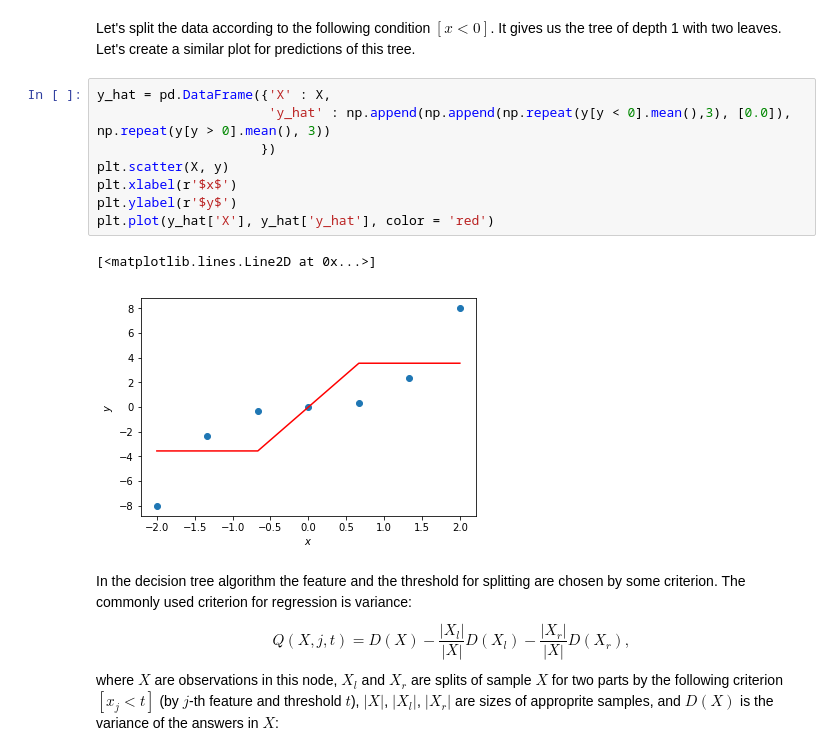
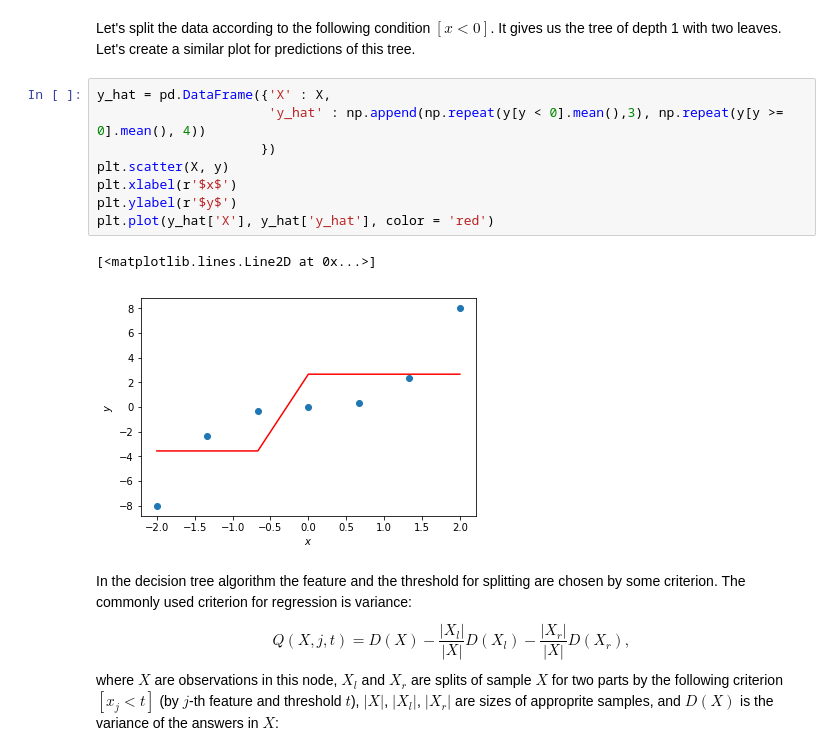
Before and after one commit to kazimanil/mlcourse.ai, a Jupyter notebook: mlcourse_3/mlcourse_3.ipynb, the cells around one changed output. Saved outputs shown, nothing was run; the diff lists cells and outputs as text.

Commit message:
First plot is fixed.

```diff
--- a/mlcourse_3/mlcourse_3.ipynb
+++ b/mlcourse_3/mlcourse_3.ipynb
@@ -38,15 +38,15 @@ Let's start from tree of depth 0 that contains all train observations. How will
 Let's split the data according to the following condition $[x < 0]$. It gives us the tree of depth 1 with two leaves. Let's create a similar plot for predictions of this tree.
 # %%
 y_hat = pd.DataFrame({'X' : X,
-                      'y_hat' : np.append(np.append(np.repeat(y[y < 0].mean(),3), [0.0]), np.repeat(y[y > 0].mean(), 3))
+                      'y_hat' : np.append(np.repeat(y[y < 0].mean(),3), np.repeat(y[y >= 0].mean(), 4))
                      })
 plt.scatter(X, y)
 plt.xlabel(r'$x$')
 plt.ylabel(r'$y$')
 plt.plot(y_hat['X'], y_hat['y_hat'], color = 'red')
 # %% [output]
 [<matplotlib.lines.Line2D at 0x...>]
-[figure, old version]
+[figure, new version]
 # %% [markdown]
 In the decision tree algorithm the feature and the threshold for splitting are chosen by some criterion. The commonly used criterion for regression is variance: $$Q(X, j, t) = D(X) - \dfrac{|X_l|}{|X|} D(X_l) - \dfrac{|X_r|}{|X|} D(X_r),$$
 where $X$ are observations in this node, $X_l$ and $X_r$ are splits of sample $X$ for two parts by the following criterion $[x_j < t]$ (by $j$-th feature and threshold $t$), $|X|$, $|X_l|$, $|X_r|$ are sizes of approprite samples, and $D(X)$ is the variance of the answers in $X$:
```
